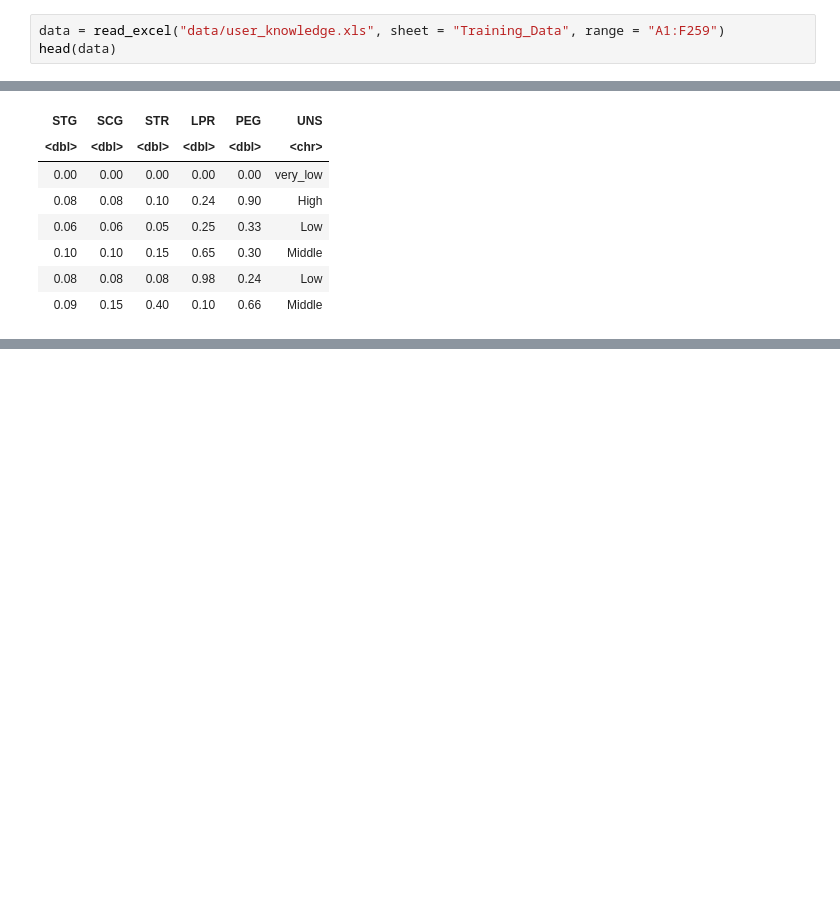
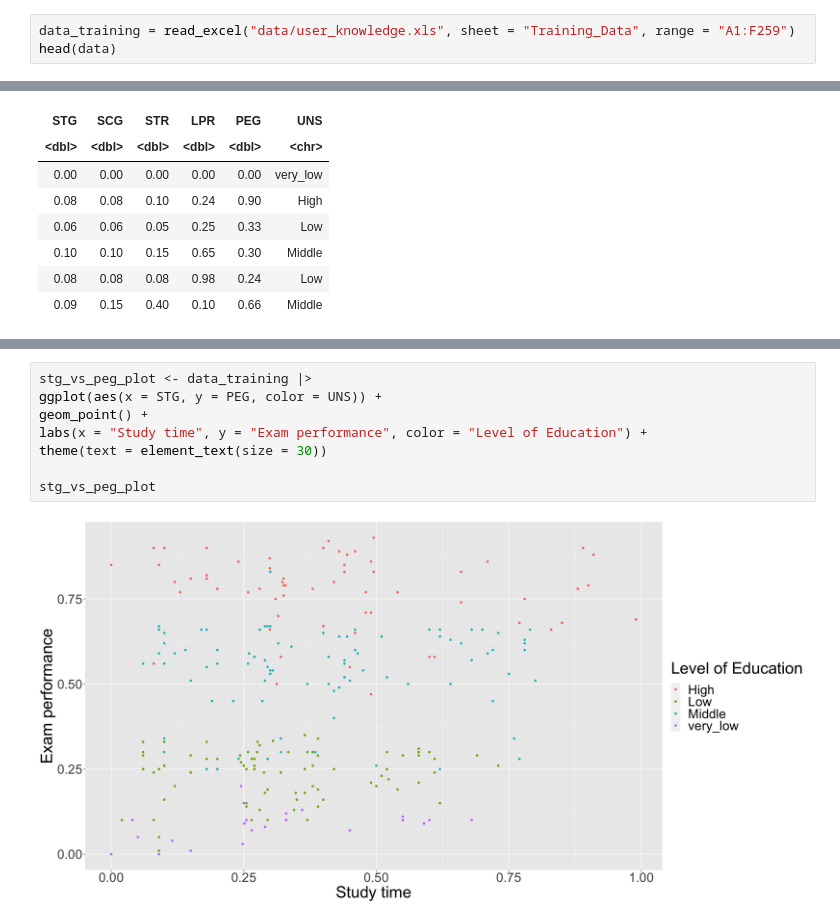
Before and after one commit to lojnys/dsci100_group_18, a Jupyter notebook: group_proposal.ipynb, the cells around one changed output, grey strips where cells are left out. Saved outputs shown, nothing was run; the diff lists cells and outputs as text; blank space fills up the shorter version.

```diff
--- a/group_proposal.ipynb
+++ b/group_proposal.ipynb
@@ -13,5 +29,5 @@ library(readxl)
 # %%
-data = read_excel("data/user_knowledge.xls", sheet = "Training_Data", range = "A1:F259")
+data_training = read_excel("data/user_knowledge.xls", sheet = "Training_Data", range = "A1:F259")
 head(data)
 # %% [output]
 A tibble: 6 × 6
@@ -39,3 +55,13 @@ A tibble: 6 × 3
 | 0.10 | 0.10 | Middle |
 | 0.08 | 0.08 | Low |
 | 0.09 | 0.15 | Middle |
+# %%
+stg_vs_peg_plot <- data_training |>
+ggplot(aes(x = STG, y = PEG, color = UNS)) +
+geom_point() +
+labs(x = "Study time", y = "Exam performance", color = "Level of Education") +
+theme(text = element_text(size = 30))
+
+stg_vs_peg_plot
+# %% [output]
+[figure, added]
```
Also changed, not shown: parts of 5 cells of this notebook, 2 other files.
